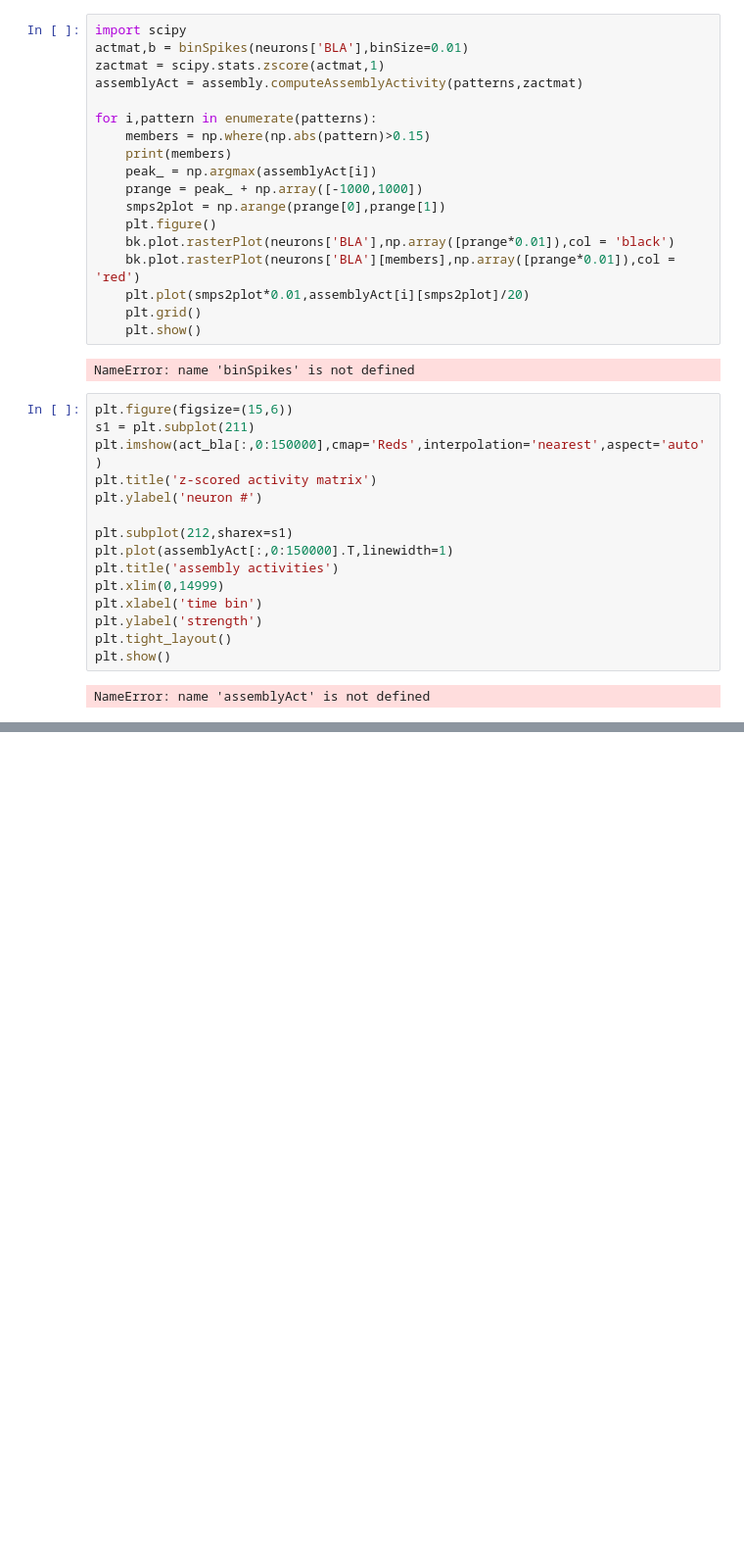
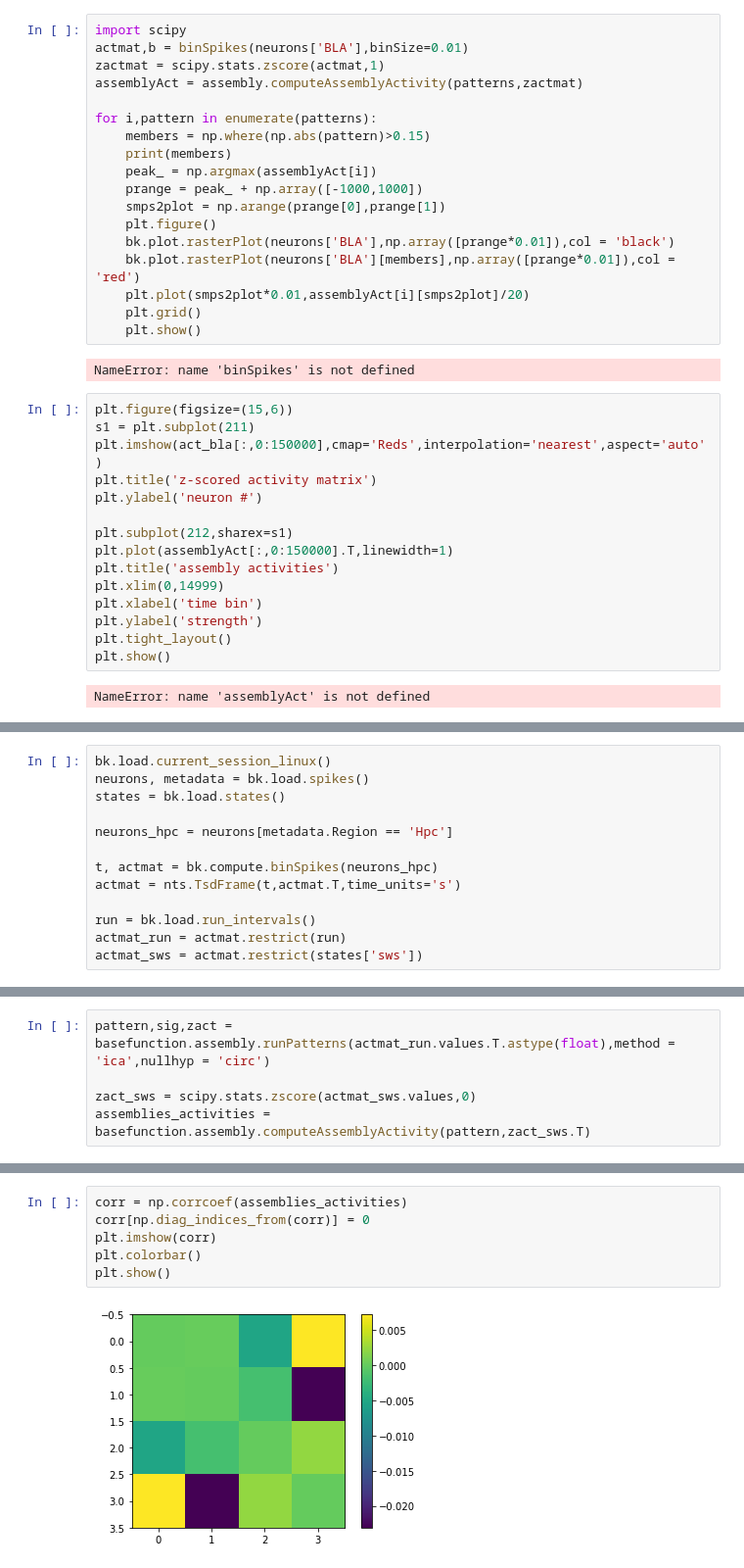
Before and after one commit to KBillel/Amy-Hpc-sleep-dynamcics-python, a Jupyter notebook: assemblies.ipynb, the cells around one changed output, grey strips where cells are left out. Shown at 98% size. Cells and saved outputs as stored; diff of their text form; blank space fills up the shorter version.

Commit message:
update in a very long time

```diff
--- a/assemblies.ipynb
+++ b/assemblies.ipynb
@@ -174,0 +199,13 @@ NameError: name 'assemblyAct' is not defined
+# %%
+bk.load.current_session_linux()
+neurons, metadata = bk.load.spikes()
+states = bk.load.states()
+
+neurons_hpc = neurons[metadata.Region == 'Hpc']
+
+t, actmat = bk.compute.binSpikes(neurons_hpc)
+actmat = nts.TsdFrame(t,actmat.T,time_units='s')
+
+run = bk.load.run_intervals()
+actmat_run = actmat.restrict(run)
+actmat_sws = actmat.restrict(states['sws'])
@@ -174,0 +218,5 @@ NameError: name 'assemblyAct' is not defined
+# %%
+pattern,sig,zact = basefunction.assembly.runPatterns(actmat_run.values.T.astype(float),method = 'ica',nullhyp = 'circ')
+
+zact_sws = scipy.stats.zscore(actmat_sws.values,0)
+assemblies_activities = basefunction.assembly.computeAssemblyActivity(pattern,zact_sws.T)
@@ -174,0 +239,8 @@ NameError: name 'assemblyAct' is not defined
+# %%
+corr = np.corrcoef(assemblies_activities)
+corr[np.diag_indices_from(corr)] = 0
+plt.imshow(corr)
+plt.colorbar()
+plt.show()
+# %% [output]
+[figure, added]
```
Also changed, not shown: parts of 8 cells of this notebook, 31 other files.
